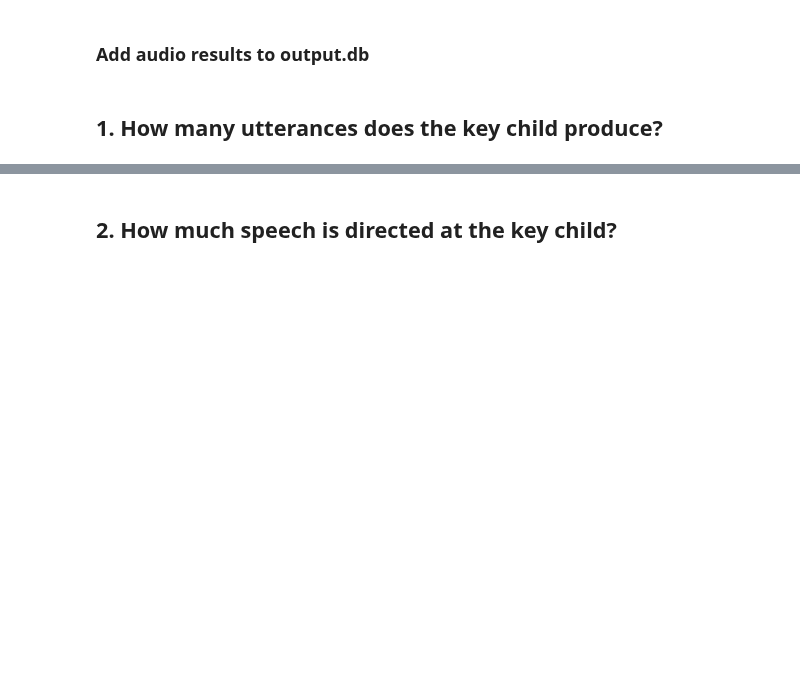
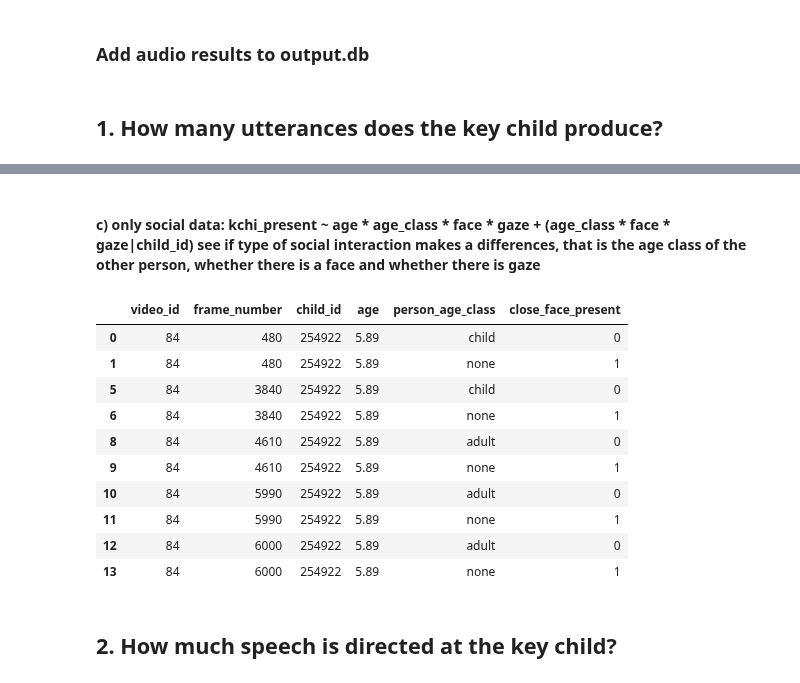
Before and after one commit to neleSuffo/naturalistic-social-analysis, a Jupyter notebook: notebooks/quantex_glmm.ipynb, the cells around one changed output, grey strips where cells are left out. Cells and saved outputs as stored; diff of their text form; code cells hidden in the pictures; blank space fills up the shorter version.

```diff
--- a/notebooks/quantex_glmm.ipynb
+++ b/notebooks/quantex_glmm.ipynb
@@ -158,3 +220,22 @@ utterance_01_df
+# %% [markdown]
+#### c) only social data: kchi_present ~ age * age_class * face * gaze + (age_class * face * gaze|child_id) see if type of social interaction makes a differences, that is the age class of the other person, whether there is a face and whether there is gaze
+# %%
+utterance_01c_df = utterance_01_df[utterance_01_df['play_context'] == 'social']
+utterance_01c_df = utterance_01c_df[['video_id', 'frame_number', 'child_id', 'age', 'person_age_class', 'close_face_present']]
+utterance_01c_df.to_csv('/home/nele_pauline_suffo/outputs/detection_pipeline_results/utterance_01c_df.csv', index=False)
+utterance_01c_df.head(10)
+# %% [output]
+|  | video_id | frame_number | child_id | age | person_age_class | close_face_present |
+| 0 | 84 | 480 | 254922 | 5.89 | child | 0 |
+| 1 | 84 | 480 | 254922 | 5.89 | none | 1 |
+| 5 | 84 | 3840 | 254922 | 5.89 | child | 0 |
+| 6 | 84 | 3840 | 254922 | 5.89 | none | 1 |
+| 8 | 84 | 4610 | 254922 | 5.89 | adult | 0 |
+| 9 | 84 | 4610 | 254922 | 5.89 | none | 1 |
+| 10 | 84 | 5990 | 254922 | 5.89 | adult | 0 |
+| 11 | 84 | 5990 | 254922 | 5.89 | none | 1 |
+| 12 | 84 | 6000 | 254922 | 5.89 | adult | 0 |
+| 13 | 84 | 6000 | 254922 | 5.89 | none | 1 |
 # %% [markdown]
 ## 2. How much speech is directed at the key child?
 # %%
```
Also changed, not shown: parts of 7 cells of this notebook.
